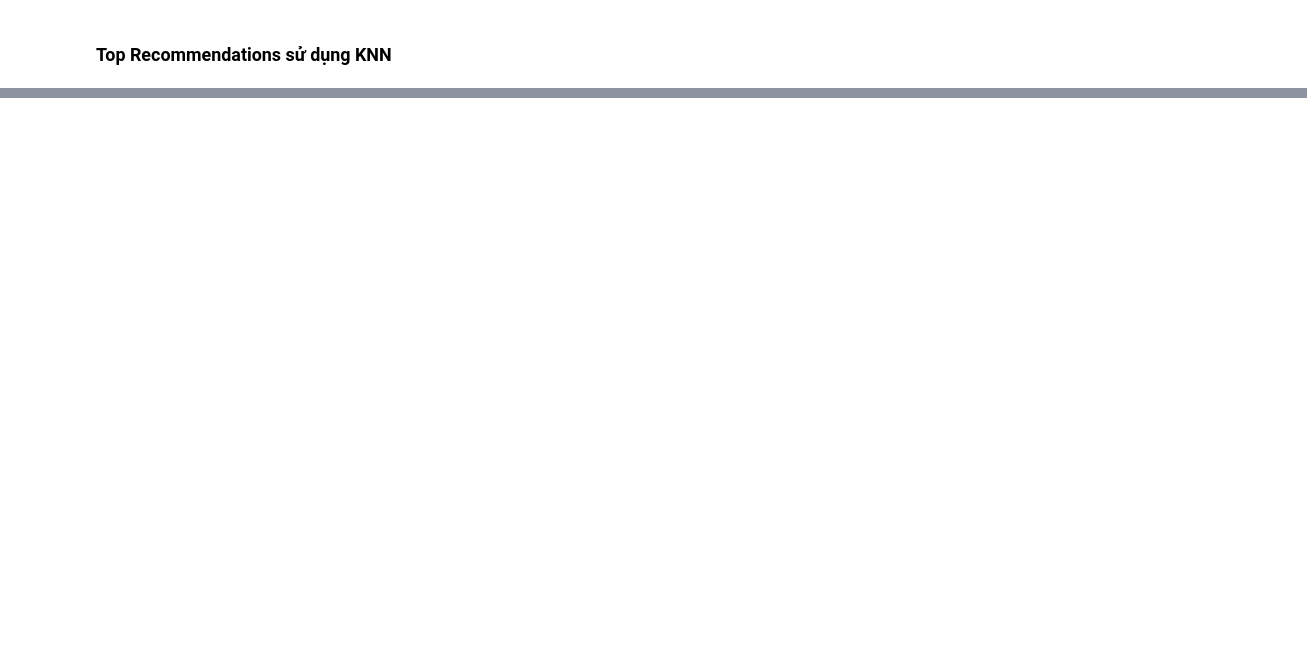
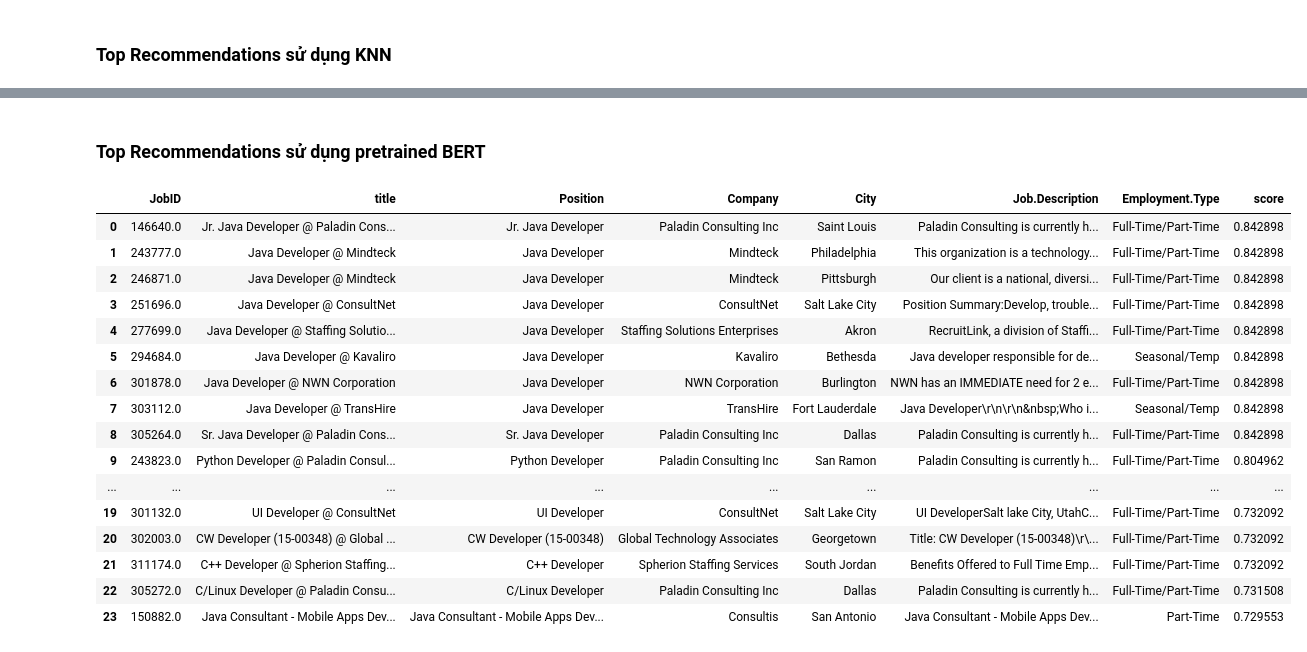
Before and after one commit to duongngyn0510/Content-based-job-recommendation, a Jupyter notebook: recommend.ipynb, the cells around one changed output, grey strips where cells are left out. Cells and saved outputs as stored; diff of their text form; code cells hidden in the pictures; blank space fills up the shorter version.

Commit message:
add bert

```diff
--- a/recommend.ipynb
+++ b/recommend.ipynb
@@ -65,0 +65,2 @@ Time excution: 0.792434s
+# %%
+top_bert, list_scores_bert = get_scores(feature_text_326, final_df_jobs, applicant_id, type=3)
@@ -113,0 +120,22 @@ get_recommendation(top_knn, combine_df_job, final_df_jobs, list_scores_knn, appl
+# %% [markdown]
+### Top Recommendations sử dụng pretrained BERT
+# %%
+get_recommendation(top_bert, combine_df_job, list_scores_bert, applicant_id=applicant_id)
+# %% [output]
+|  | JobID | title | Position | Company | City | Job.Description | Employment.Type | score |
+| 0 | 146640.0 | Jr. Java Developer @ Paladin Cons... | Jr. Java Developer | Paladin Consulting Inc | Saint Louis | Paladin Consulting is currently h... | Full-Time/Part-Time | 0.842898 |
+| 1 | 243777.0 | Java Developer @ Mindteck | Java Developer | Mindteck | Philadelphia | This organization is a technology... | Full-Time/Part-Time | 0.842898 |
+| 2 | 246871.0 | Java Developer @ Mindteck | Java Developer | Mindteck | Pittsburgh | Our client is a national, diversi... | Full-Time/Part-Time | 0.842898 |
+| 3 | 251696.0 | Java Developer @ ConsultNet | Java Developer | ConsultNet | Salt Lake City | Position Summary:Develop, trouble... | Full-Time/Part-Time | 0.842898 |
+| 4 | 277699.0 | Java Developer @ Staffing Solutio... | Java Developer | Staffing Solutions Enterprises | Akron | RecruitLink, a division of Staffi... | Full-Time/Part-Time | 0.842898 |
+| 5 | 294684.0 | Java Developer @ Kavaliro | Java Developer | Kavaliro | Bethesda | Java developer responsible for de... | Seasonal/Temp | 0.842898 |
+| 6 | 301878.0 | Java Developer @ NWN Corporation | Java Developer | NWN Corporation | Burlington | NWN has an IMMEDIATE need for 2 e... | Full-Time/Part-Time | 0.842898 |
+| 7 | 303112.0 | Java Developer @ TransHire | Java Developer | TransHire | Fort Lauderdale | Java Developer\r\n\r\n&nbsp;Who i... | Seasonal/Temp | 0.842898 |
+| 8 | 305264.0 | Sr. Java Developer @ Paladin Cons... | Sr. Java Developer | Paladin Consulting Inc | Dallas | Paladin Consulting is currently h... | Full-Time/Part-Time | 0.842898 |
+| 9 | 243823.0 | Python Developer @ Paladin Consul... | Python Developer | Paladin Consulting Inc | San Ramon | Paladin Consulting is currently h... | Full-Time/Part-Time | 0.804962 |
+| ... | ... | ... | ... | ... | ... | ... | ... | ... |
+| 19 | 301132.0 | UI Developer @ ConsultNet | UI Developer | ConsultNet | Salt Lake City | UI DeveloperSalt lake City, UtahC... | Full-Time/Part-Time | 0.732092 |
+| 20 | 302003.0 | CW Developer (15-00348) @ Global ... | CW Developer (15-00348) | Global Technology Associates | Georgetown | Title: CW Developer (15-00348)\r\... | Full-Time/Part-Time | 0.732092 |
+| 21 | 311174.0 | C++ Developer @ Spherion Staffing... | C++ Developer | Spherion Staffing Services | South Jordan | Benefits Offered to Full Time Emp... | Full-Time/Part-Time | 0.732092 |
+| 22 | 305272.0 | C/Linux Developer @ Paladin Consu... | C/Linux Developer | Paladin Consulting Inc | Dallas | Paladin Consulting is currently h... | Full-Time/Part-Time | 0.731508 |
+| 23 | 150882.0 | Java Consultant - Mobile Apps Dev... | Java Consultant - Mobile Apps Dev... | Consultis | San Antonio | Java Consultant - Mobile Apps Dev... | Part-Time | 0.729553 |
```
Also changed, not shown: parts of 17 cells of this notebook, 5 other files.
